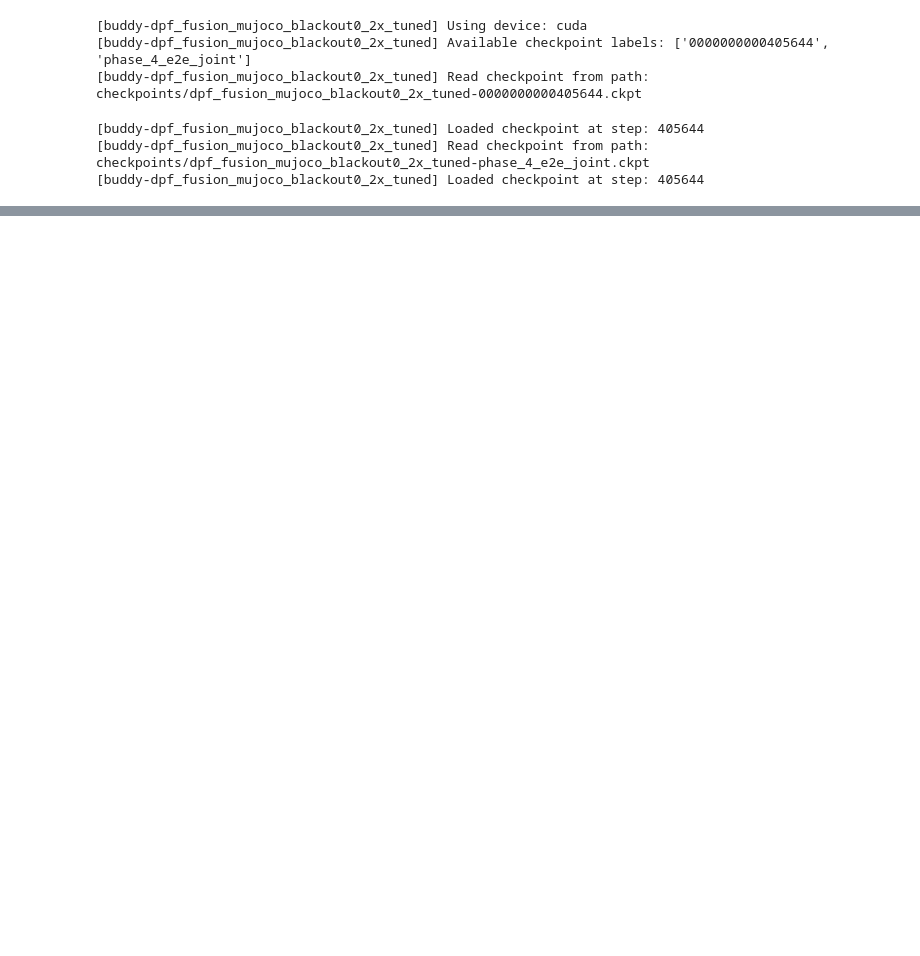
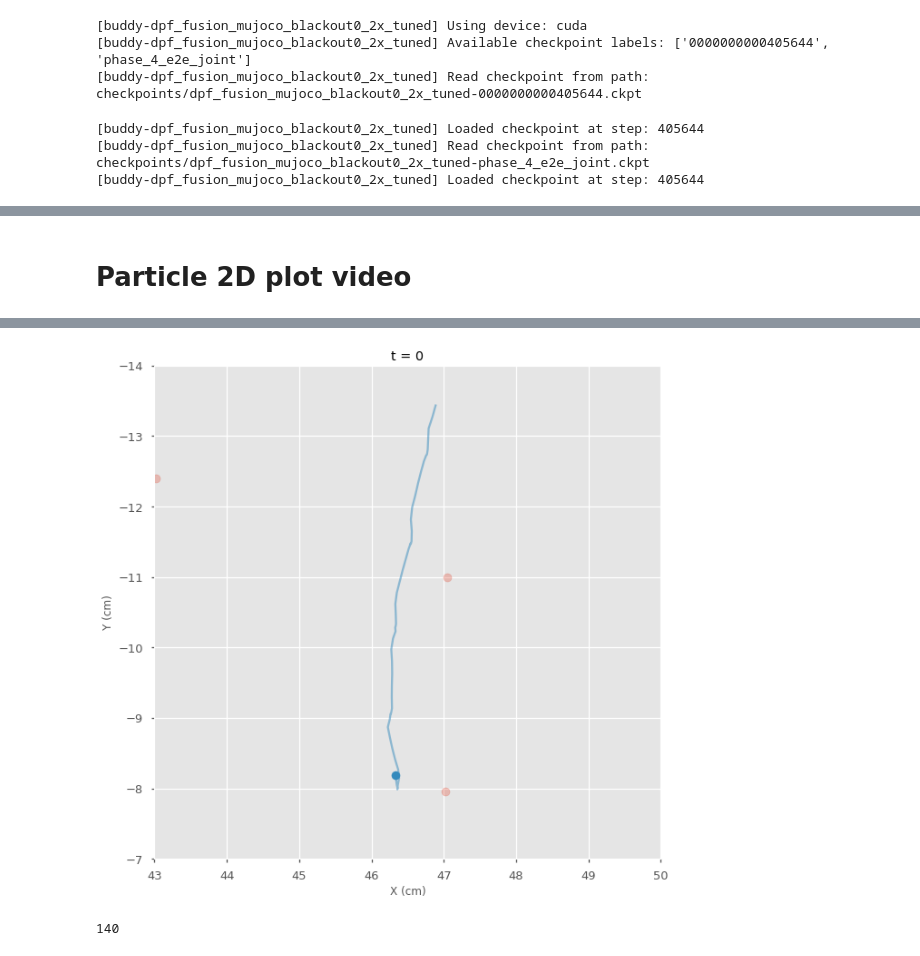
Before and after one commit to HaoWen470/crossmodal_filtering1, a Jupyter notebook: plot_curves_dpf.ipynb, the cells around one changed output, grey strips where cells are left out. Cells and saved outputs as stored; diff of their text form; code cells hidden in the pictures; blank space fills up the shorter version.

Commit message:
Add video generation code

```diff
--- a/plot_curves_dpf.ipynb
+++ b/plot_curves_dpf.ipynb
@@ -333,0 +336,30 @@ for i, (pred, actual, particles, weights, image_betas, force_betas) in enumerate
+# %% [markdown]
+# Particle 2D plot video
+# %%
+import numpy as np
+import matplotlib.pyplot as plt
+from matplotlib.animation import FuncAnimation
+from IPython.display import HTML
+
+for i, (pred, actual, particles, weights, image_betas, force_betas) in enumerate(
+        zip(predicted_states, actual_states, particles_history, weights_history, image_beta_history, force_beta_history)):
+
+    fig, ax = plt.subplots(figsize=(10,10))
+    particle_scatter = plt.scatter([], [], alpha=0.3)
+    label_scatter = plt.scatter([], [], c=color(1), label="Ground-truth State")
+    plt.plot(actual[:,0] * 100, actual[:,1] * 100, c=color(1), label="Ground-truth Trajectory", alpha=0.5)
+
+    ax.set_xlim(43, 50)
+    ax.set_ylim(-7, -14)
+    ax.set_xlabel("X (cm)")
+    ax.set_ylabel("Y (cm)")
+
+    def update(timestep):
+        ax.set_title(f"t = {timestep}")
+        particle_scatter.set_offsets(particles[timestep][:, :] * 100)
+        label_scatter.set_offsets(actual[timestep, :] * 100)
+
+
+    ani = FuncAnimation(fig, update, interval=100, frames=timesteps)
+HTML(ani.to_html5_video())
+# %% [output]
@@ -334,3 +367,8 @@ for i, (pred, actual, particles, weights, image_betas, force_betas) in enumerate
+[figure, added]
+# %%
+print(timesteps)
+# %% [output]
+140
 # %%
 def project(X, Y, Z):
     # Camera fov
```
Also changed, not shown: parts of 15 cells of this notebook.
